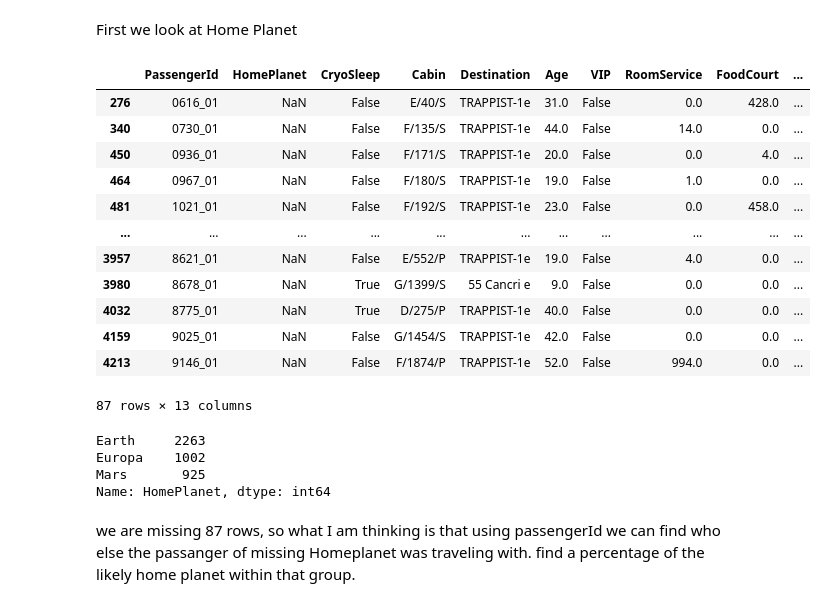
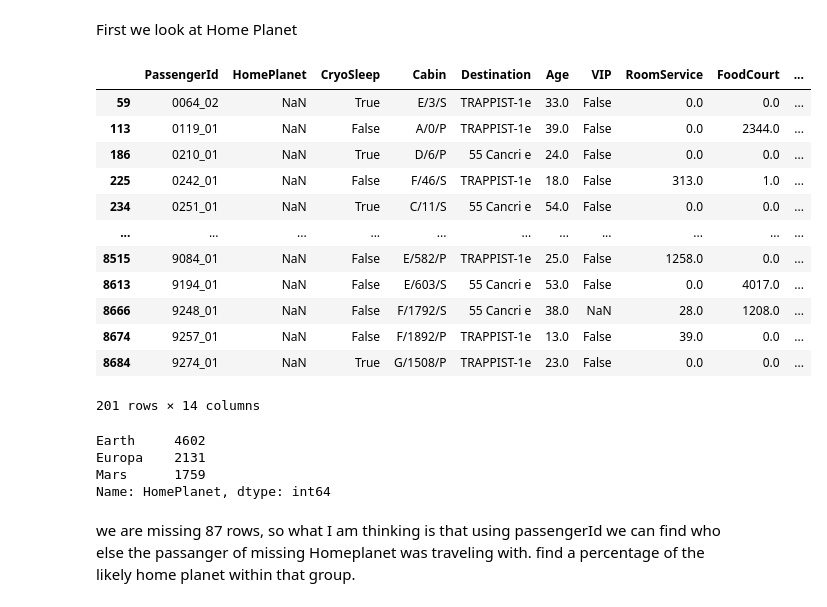
Before and after one commit to Daniel-Aguila/SpaceTitanic, a Jupyter notebook: main.ipynb, the cells around one changed output. Cells and saved outputs as stored; diff of their text form; code cells hidden in the pictures.

```diff
--- a/main.ipynb
+++ b/main.ipynb
@@ -6,7 +6,8 @@ import seaborn as sns
 # %% [markdown]
 <h3>Open Data</h3>
 # %%
-df = pd.read_csv('test.csv')
+df_train = pd.read_csv('train.csv')
+df_test = pd.read_csv('test.csv')
 # %% [markdown]
 <h3>Analyze Data</h3>
 # %%
@@ -95,7 +96,8 @@ We look at each feature of data missing and see if we can save the data instead
 From the description we can see that the columns RoomService, FoodCourt, ShoppingMall, Spa, VRDeck. Are all bill amounts that each passanger has billed at the Space Titanic. By this we can assume if it's NaN it was probably 0
 # %%
 columns = ['RoomService','FoodCourt','ShoppingMall','Spa','VRDeck']
-df[columns] = df[columns].fillna(0)
+df_train[columns] = df_train[columns].fillna(0)
+df_test[columns] = df_train[columns].fillna(0)
 # %% [markdown]
 Now we can see that it took care of 5 features
 # %%
@@ -116,6 +118,6 @@ True       74
 Name: VIP, dtype: int64
 # %%
-df['VIP'] = df['VIP'].fillna(False)
+df_train['VIP'] = df_train['VIP'].fillna(False)
 # %% [markdown]
 This can be also applied to CryoSleep as it was a choice if to be put in it or not
 # %%
@@ -129,3 +129,6 @@ df['CryoSleep'] = df['CryoSleep'].fillna(False)
+# %%
+df_train['CryoSleep'] = df_train['CryoSleep'].fillna(False)
+df_test['CryoSleep'] = df_test['CryoSleep'].fillna(False)
 # %% [markdown]
 We are left now with only 5 features
 # %%
@@ -137,27 +140,27 @@ plt.xticks(rotation=90);
 # %% [markdown]
 First we look at Home Planet
 # %%
-df[df['HomePlanet'].isnull()]
+df_train[df_train['HomePlanet'].isnull()]
 # %% [output]
 |  | PassengerId | HomePlanet | CryoSleep | Cabin | Destination | Age | VIP | RoomService | FoodCourt | ... |
-| 276 | 0616_01 | NaN | False | E/40/S | TRAPPIST-1e | 31.0 | False | 0.0 | 428.0 | ... |
-| 340 | 0730_01 | NaN | False | F/135/S | TRAPPIST-1e | 44.0 | False | 14.0 | 0.0 | ... |
-| 450 | 0936_01 | NaN | False | F/171/S | TRAPPIST-1e | 20.0 | False | 0.0 | 4.0 | ... |
-| 464 | 0967_01 | NaN | False | F/180/S | TRAPPIST-1e | 19.0 | False | 1.0 | 0.0 | ... |
-| 481 | 1021_01 | NaN | False | F/192/S | TRAPPIST-1e | 23.0 | False | 0.0 | 458.0 | ... |
+| 59 | 0064_02 | NaN | True | E/3/S | TRAPPIST-1e | 33.0 | False | 0.0 | 0.0 | ... |
+| 113 | 0119_01 | NaN | False | A/0/P | TRAPPIST-1e | 39.0 | False | 0.0 | 2344.0 | ... |
+| 186 | 0210_01 | NaN | True | D/6/P | 55 Cancri e | 24.0 | False | 0.0 | 0.0 | ... |
+| 225 | 0242_01 | NaN | False | F/46/S | TRAPPIST-1e | 18.0 | False | 313.0 | 1.0 | ... |
+| 234 | 0251_01 | NaN | True | C/11/S | 55 Cancri e | 54.0 | False | 0.0 | 0.0 | ... |
 | ... | ... | ... | ... | ... | ... | ... | ... | ... | ... | ... |
-| 3957 | 8621_01 | NaN | False | E/552/P | TRAPPIST-1e | 19.0 | False | 4.0 | 0.0 | ... |
-| 3980 | 8678_01 | NaN | True | G/1399/S | 55 Cancri e | 9.0 | False | 0.0 | 0.0 | ... |
-| 4032 | 8775_01 | NaN | True | D/275/P | TRAPPIST-1e | 40.0 | False | 0.0 | 0.0 | ... |
-| 4159 | 9025_01 | NaN | False | G/1454/S | TRAPPIST-1e | 42.0 | False | 0.0 | 0.0 | ... |
-| 4213 | 9146_01 | NaN | False | F/1874/P | TRAPPIST-1e | 52.0 | False | 994.0 | 0.0 | ... |
+| 8515 | 9084_01 | NaN | False | E/582/P | TRAPPIST-1e | 25.0 | False | 1258.0 | 0.0 | ... |
+| 8613 | 9194_01 | NaN | False | E/603/S | 55 Cancri e | 53.0 | False | 0.0 | 4017.0 | ... |
+| 8666 | 9248_01 | NaN | False | F/1792/S | 55 Cancri e | 38.0 | NaN | 28.0 | 1208.0 | ... |
+| 8674 | 9257_01 | NaN | False | F/1892/P | TRAPPIST-1e | 13.0 | False | 39.0 | 0.0 | ... |
+| 8684 | 9274_01 | NaN | True | G/1508/P | TRAPPIST-1e | 23.0 | False | 0.0 | 0.0 | ... |
-87 rows × 13 columns
+201 rows × 14 columns
 # %%
-df['HomePlanet'].value_counts()
+df_train['HomePlanet'].value_counts()
 # %% [output]
-Earth     2263
-Europa    1002
-Mars       925
+Earth     4602
+Europa    2131
+Mars      1759
 Name: HomePlanet, dtype: int64
 # %% [markdown]
 we are missing 87 rows, so what I am thinking is that using passengerId we can find who else the passanger of missing Homeplanet was traveling with. find a percentage of the likely home planet within that group.
```
Also changed, not shown: parts of 15 cells of this notebook.
